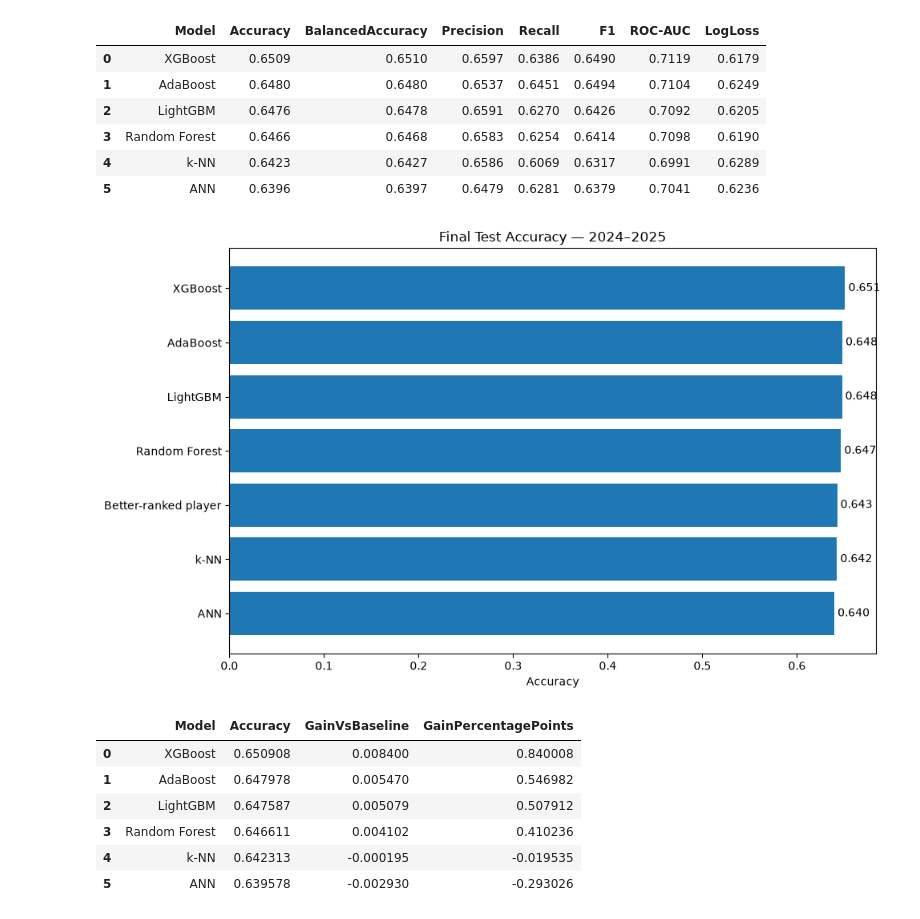
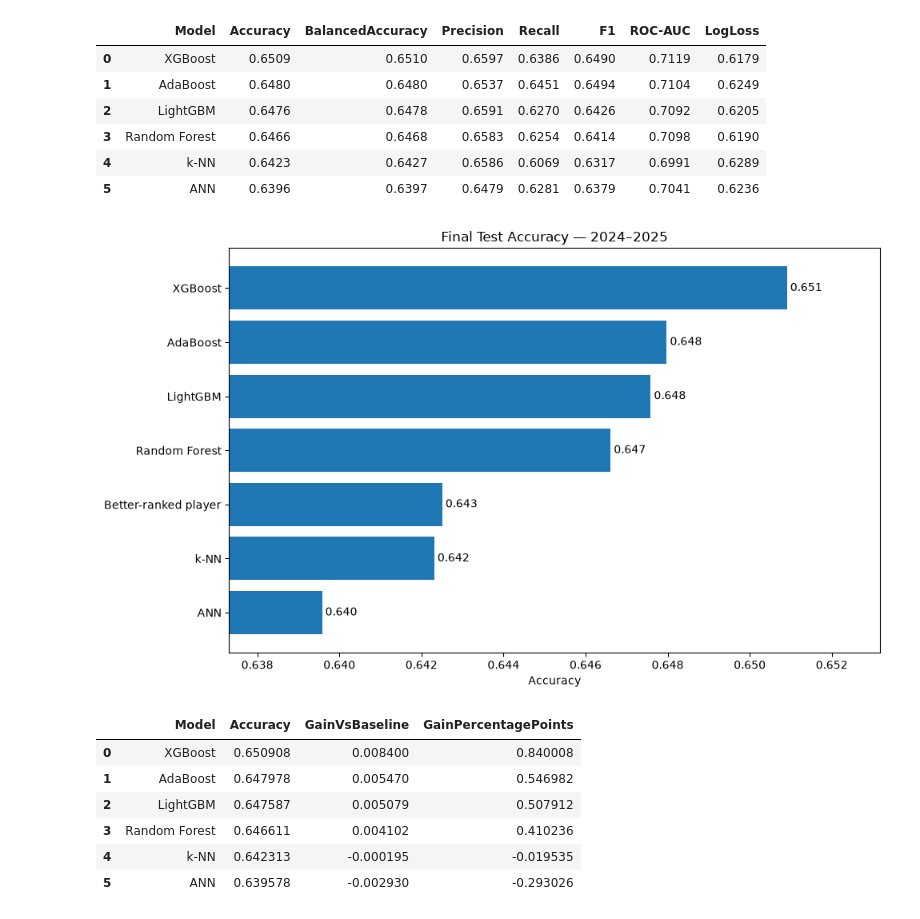
Before and after one commit to elimiotto05/artificial_intelligence, a Jupyter notebook: notebooks/13_final_evaluation.ipynb, the cells around one changed output. Drawn from its saved outputs; the diff is of its cells as text; code cells hidden in the pictures.

```diff
--- a/notebooks/13_final_evaluation.ipynb
+++ b/notebooks/13_final_evaluation.ipynb
@@ -139,49 +127,53 @@ plot_data = (
     )
 )
 
+min_accuracy = plot_data["Accuracy"].min()
+max_accuracy = plot_data["Accuracy"].max()
+
+difference = max_accuracy - min_accuracy
+
+padding = max(
+    difference * 0.20,
+    0.001
+)
 
 plt.figure(
     figsize=(10, 6)
 )
 
 
 bars = plt.barh(
     plot_data["Model"],
     plot_data["Accuracy"]
 )
 
-
-plt.xlabel(
-    "Accuracy"
+plt.xlim(
+    min_accuracy - padding,
+    max_accuracy + padding
 )
 
-plt.title(
-    "Final Test Accuracy — 2024–2025"
-)
 
+plt.xlabel("Accuracy")
+
+plt.title("Final Test Accuracy — 2024–2025")
 
 for bar, value in zip(
     bars,
     plot_data["Accuracy"]
 ):
 
     plt.text(
         value,
-        bar.get_y()
-        +
-        bar.get_height() / 2,
-
+        bar.get_y() + bar.get_height() / 2,
         f" {value:.3f}",
-
         va="center"
     )
-
 
 plt.tight_layout()
 
 plt.show()
 # %% [output]
-[figure, old version]
+[figure, new version]
 # %%
 #Improvement over baseline
 baseline_accuracy = (
```
Also changed, not shown: parts of 23 cells of this notebook, 1 other file.
